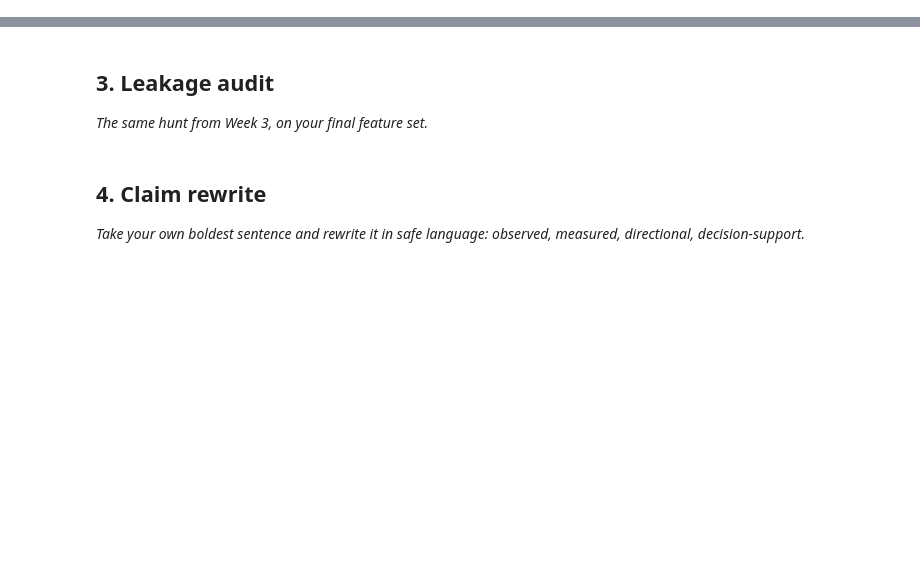
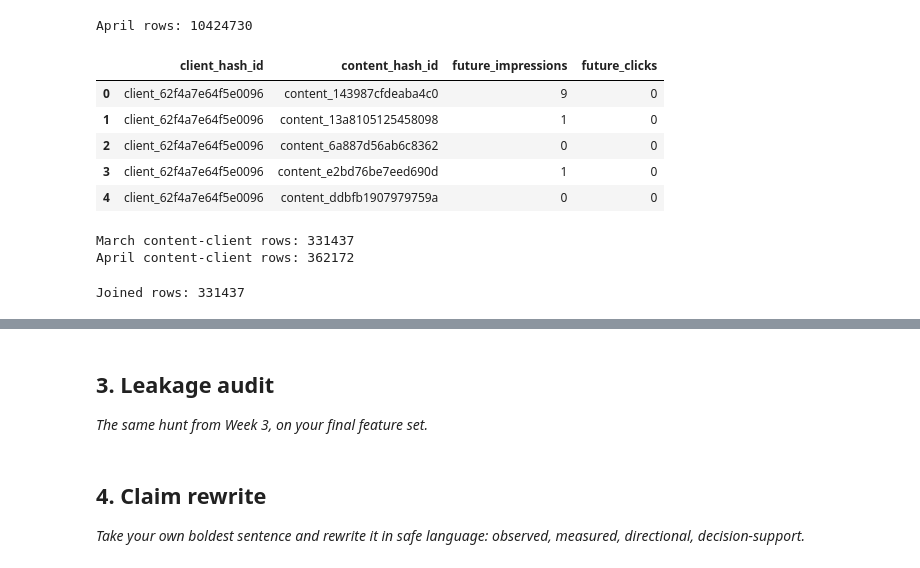
Before and after one commit to AliAlmasri7/FlyRank-ML, a Jupyter notebook: work/notebooks/w06_validation_audit.ipynb, the cells around one changed output, grey strips where cells are left out. Saved outputs shown, nothing was run; the diff lists cells and outputs as text; code cells hidden in the pictures; blank space fills up the shorter version.

```diff
--- a/work/notebooks/w06_validation_audit.ipynb
+++ b/work/notebooks/w06_validation_audit.ipynb
@@ -16,0 +113,66 @@ This skeleton is yours to fill. Work the sections **in order** — each one has
+# %%
+april_query = f"""
+SELECT
+    client_hash_id,
+    content_hash_id,
+    gsc_impressions AS future_impressions,
+    gsc_clicks AS future_clicks
+FROM read_parquet(
+    '{rel}/fact_content_daily_performance/month=2026-04/*.parquet',
+    hive_partitioning=true
+)
+"""
+
+april_df = con.execute(april_query).df()
+
+print("April rows:", len(april_df))
+april_df.head()
+# %% [output]
+April rows: 10424730
+|  | client_hash_id | content_hash_id | future_impressions | future_clicks |
+| 0 | client_62f4a7e64f5e0096 | content_143987cfdeaba4c0 | 9 | 0 |
+| 1 | client_62f4a7e64f5e0096 | content_13a8105125458098 | 1 | 0 |
+| 2 | client_62f4a7e64f5e0096 | content_6a887d56ab6c8362 | 0 | 0 |
+| 3 | client_62f4a7e64f5e0096 | content_e2bd76be7eed690d | 1 | 0 |
+| 4 | client_62f4a7e64f5e0096 | content_ddbfb1907979759a | 0 | 0 |
+# %%
+march_df = (
+    march_df
+    .groupby(
+        ["client_hash_id", "content_hash_id"],
+        as_index=False
+    )
+    .agg({
+        "gsc_impressions": "sum",
+        "gsc_clicks": "sum",
+        "gsc_avg_position": "mean"
+    })
+)
+
+april_df = (
+    april_df
+    .groupby(
+        ["client_hash_id", "content_hash_id"],
+        as_index=False
+    )
+    .agg({
+        "future_impressions": "sum",
+        "future_clicks": "sum"
+    })
+)
+
+print("March content-client rows:", len(march_df))
+print("April content-client rows:", len(april_df))
+# %% [output]
+March content-client rows: 331437
+April content-client rows: 362172
+# %%
+model_df = march_df.merge(
+    april_df,
+    on=["client_hash_id", "content_hash_id"],
+    how="left"
+)
+
+print("Joined rows:", len(model_df))
+# %% [output]
+Joined rows: 331437
```
Also changed, not shown: parts of 36 cells of this notebook.
